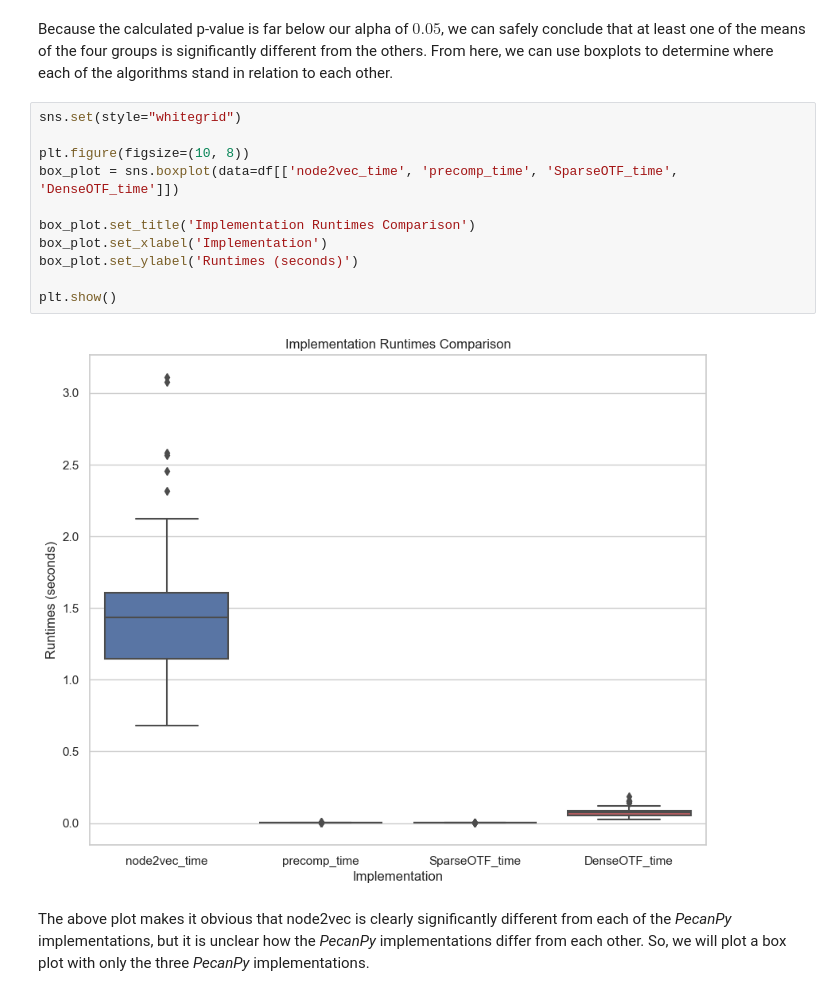
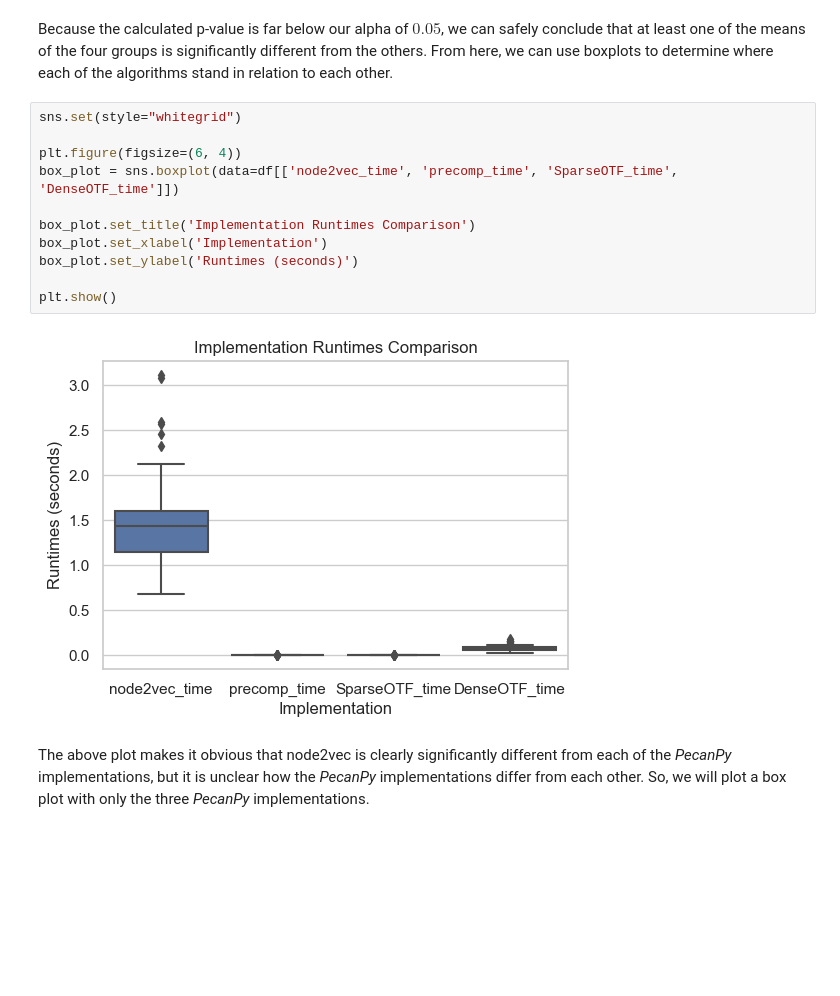
Before and after one commit to agustin-lorenzo/network-analysis-final, a Jupyter notebook: finalproject.ipynb, the cells around one changed output. Cells and saved outputs as stored; diff of their text form; blank space fills up the shorter version.

Commit message:
changed graph sizes

```diff
--- a/finalproject.ipynb
+++ b/finalproject.ipynb
@@ -305,16 +305,16 @@ Because the calculated p-value is far below our alpha of $0.05$, we can safely c
 # %%
 sns.set(style="whitegrid")
 
-plt.figure(figsize=(10, 8))
+plt.figure(figsize=(6, 4))
 box_plot = sns.boxplot(data=df[['node2vec_time', 'precomp_time', 'SparseOTF_time', 'DenseOTF_time']])
 
 box_plot.set_title('Implementation Runtimes Comparison')
 box_plot.set_xlabel('Implementation')
 box_plot.set_ylabel('Runtimes (seconds)')
 
 plt.show()
 # %% [output]
-[figure, old version]
+[figure, new version]
 # %% [markdown]
 The above plot makes it obvious that node2vec is clearly significantly different from each of the *PecanPy* implementations, but it is unclear how the *PecanPy* implementations differ from each other. So, we will plot a box plot with only the three *PecanPy* implementations.
 # %%
```
Also changed, not shown: parts of 9 cells of this notebook.
